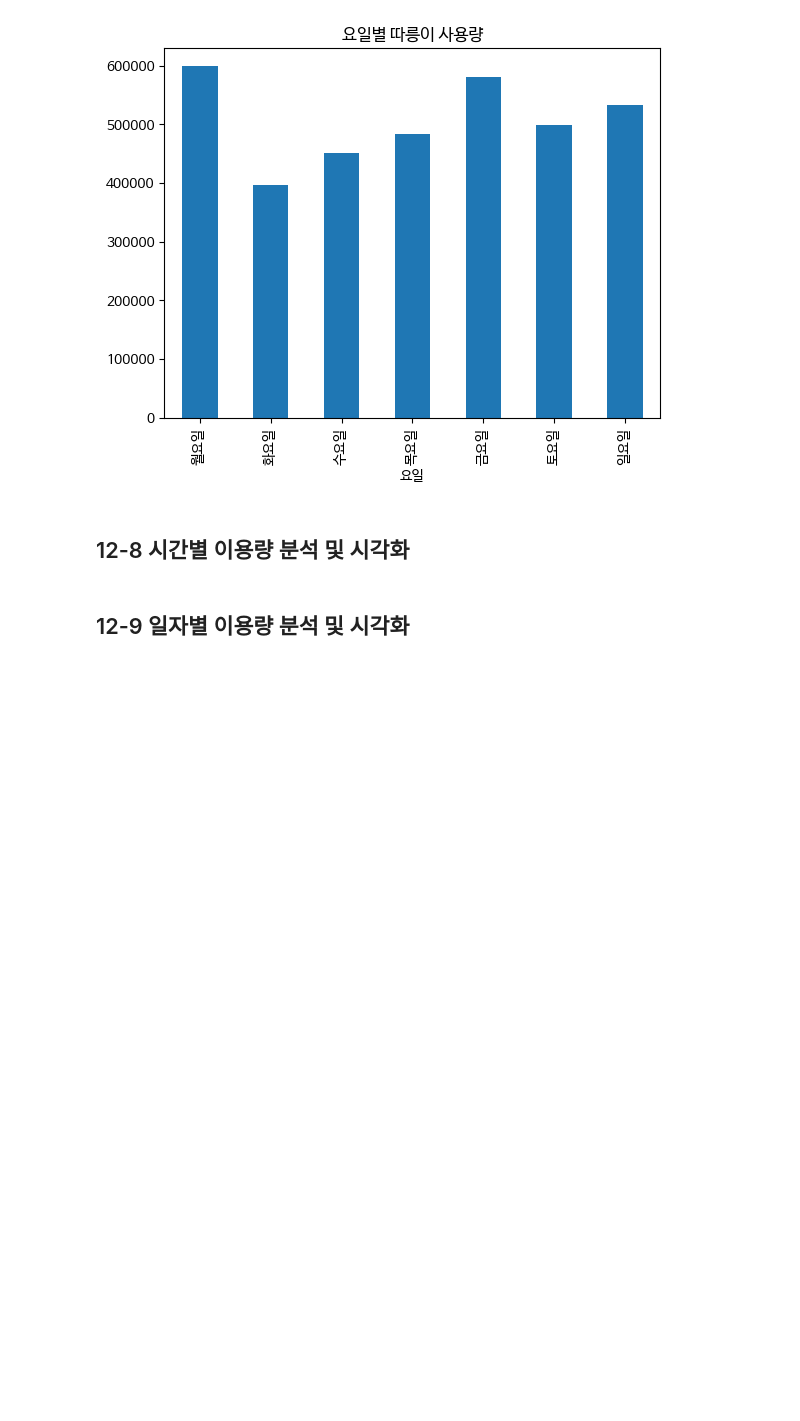
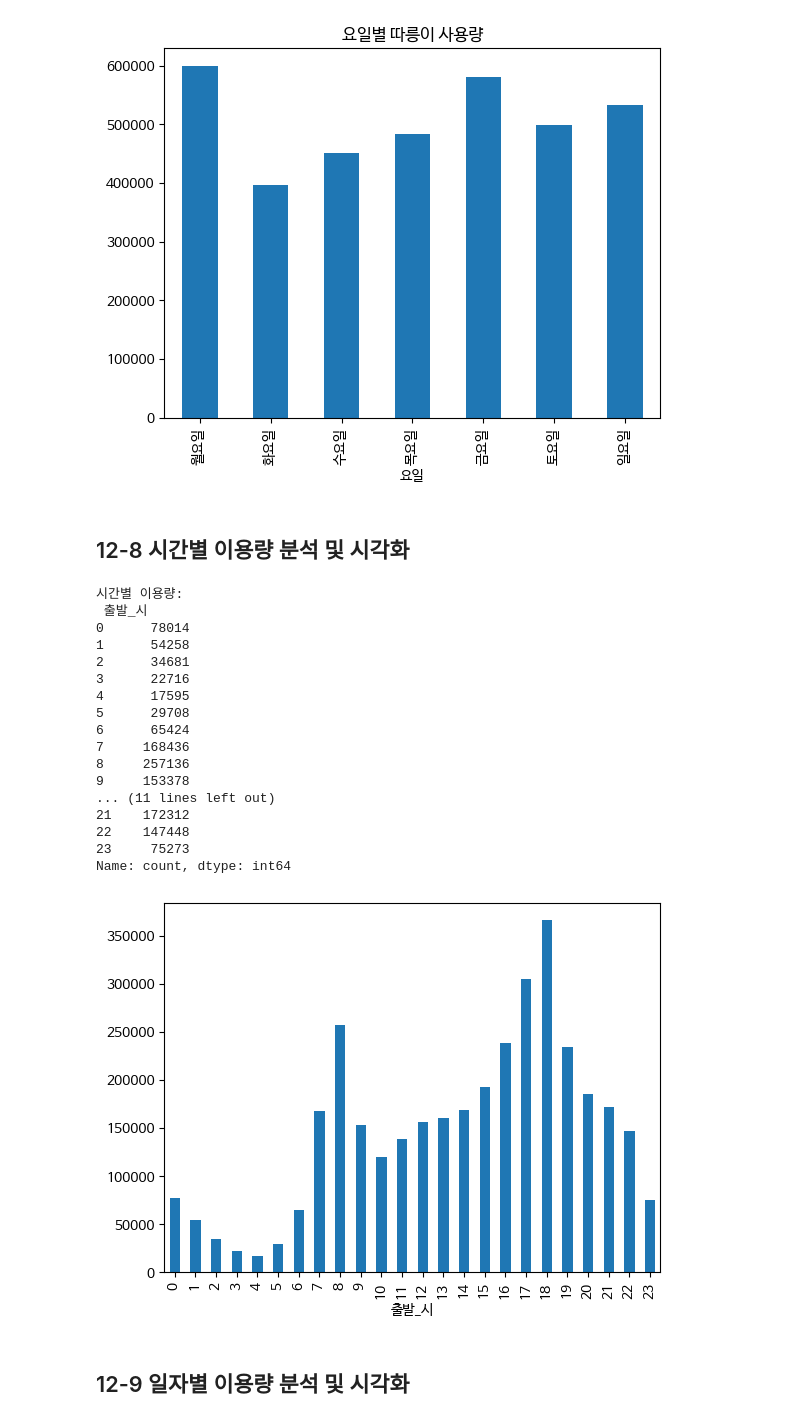
Before and after one commit to kamser0415/Data-Analysis-with-Open-Source, a Jupyter notebook: 오픈소스_데이터_분석_12강.ipynb, the cells around one changed output. Saved outputs shown, nothing was run; the diff lists cells and outputs as text; code cells hidden in the pictures; blank space fills up the shorter version.

```diff
--- a/오픈소스_데이터_분석_12강.ipynb
+++ b/오픈소스_데이터_분석_12강.ipynb
@@ -278,15 +278,36 @@ plt.show()
 ## 12-8 시간별 이용량 분석 및 시각화
 # %%
 ## '출발_시' 컬럼 생성 (기준_시간대 // 100)
+df['출발_시'] = df['기준_시간대']//100
 
 ## 시간별 이용량 계산 및 정렬 (hour_df로 저장)
+hour_df = df['출발_시'].value_counts().sort_index()
 
 ## 시간별 이용량 출력
 print("시간별 이용량:\n", hour_df)
 
 ## 시간별 이용량 막대 그래프 생성
 hour_df.plot(kind='bar')
 plt.show()
+# %% [output]
+시간별 이용량:
+ 출발_시
+0      78014
+1      54258
+2      34681
+3      22716
+4      17595
+5      29708
+6      65424
+7     168436
+8     257136
+9     153378
+... (11 lines left out)
+21    172312
+22    147448
+23     75273
+Name: count, dtype: int64
+[figure, added]
 # %% [markdown]
 ## 12-9 일자별 이용량 분석 및 시각화
 # %%
```
Also changed, not shown: parts of 5 cells of this notebook.
